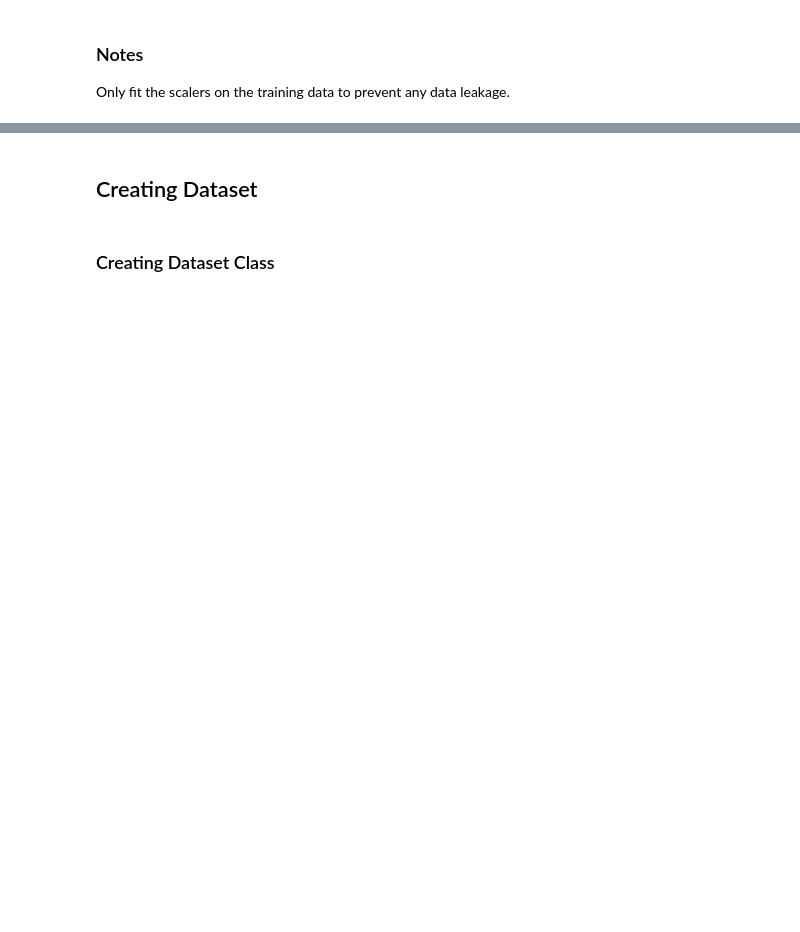
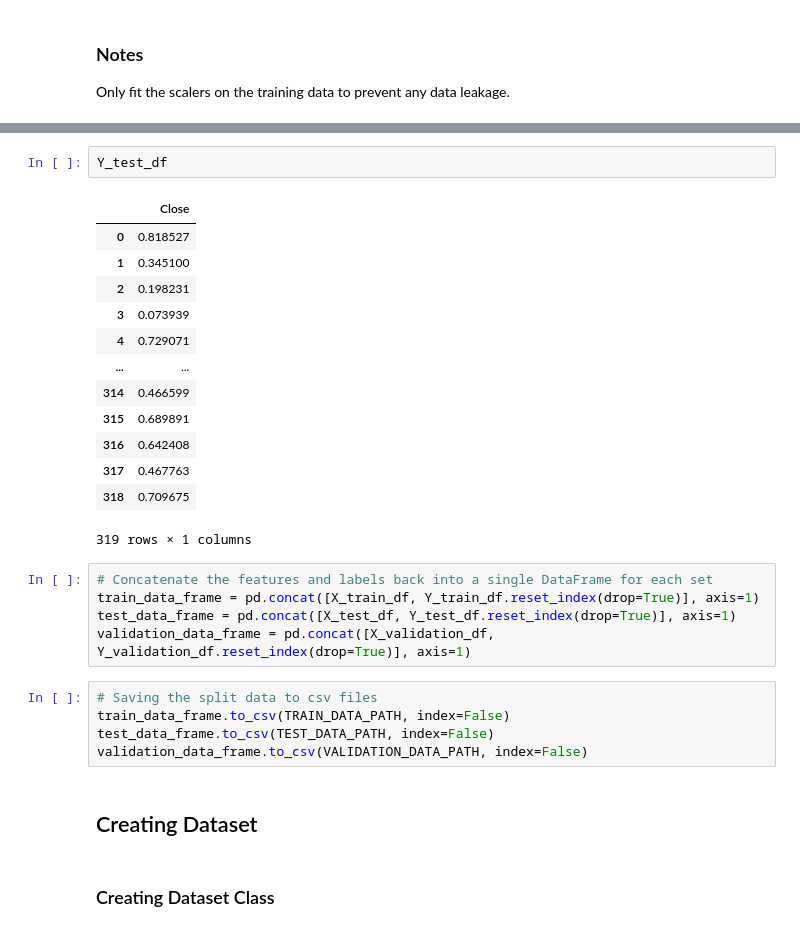
Before and after one commit to BrianP490/Liquid-Gold, a Jupyter notebook: Notebooks/Create_Dataloaders.ipynb, the cells around one changed output, grey strips where cells are left out. Drawn from its saved outputs; the diff is of its cells as text; blank space fills up the shorter version.

```diff
--- a/Notebooks/Create_Dataloaders.ipynb
+++ b/Notebooks/Create_Dataloaders.ipynb
@@ -188,3 +248,29 @@ if os.path.exists(TRAIN_DATA_PATH) and os.path.exists(TEST_DATA_PATH) and os.pat
+# %%
+Y_test_df
+# %% [output]
+|  | Close |
+| 0 | 0.818527 |
+| 1 | 0.345100 |
+| 2 | 0.198231 |
+| 3 | 0.073939 |
+| 4 | 0.729071 |
+| ... | ... |
+| 314 | 0.466599 |
+| 315 | 0.689891 |
+| 316 | 0.642408 |
+| 317 | 0.467763 |
+| 318 | 0.709675 |
+319 rows × 1 columns
+# %%
+# Concatenate the features and labels back into a single DataFrame for each set
+train_data_frame = pd.concat([X_train_df, Y_train_df.reset_index(drop=True)], axis=1)
+test_data_frame = pd.concat([X_test_df, Y_test_df.reset_index(drop=True)], axis=1)
+validation_data_frame = pd.concat([X_validation_df, Y_validation_df.reset_index(drop=True)], axis=1)
+# %%
+# Saving the split data to csv files
+train_data_frame.to_csv(TRAIN_DATA_PATH, index=False)
+test_data_frame.to_csv(TEST_DATA_PATH, index=False)
+validation_data_frame.to_csv(VALIDATION_DATA_PATH, index=False)
 # %% [markdown]
 ## Creating Dataset
 # %% [markdown]
```
Also changed, not shown: parts of 22 cells of this notebook.
